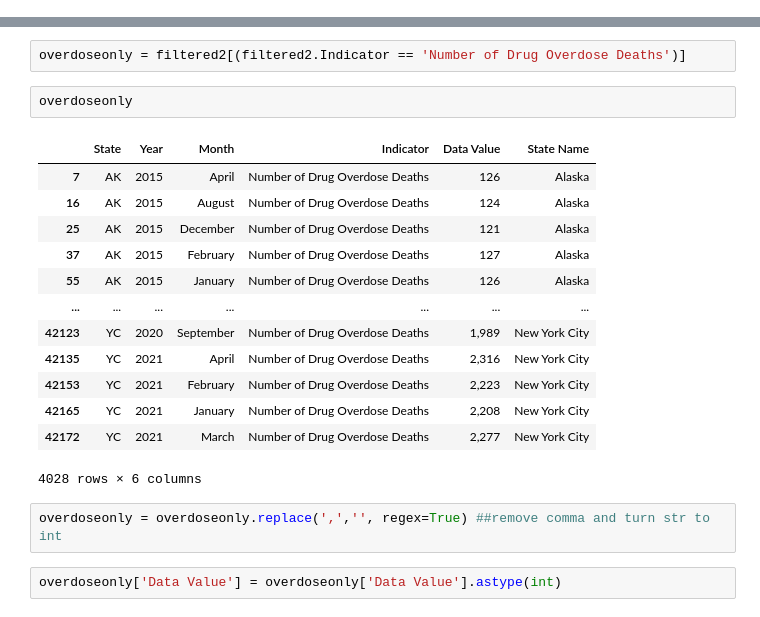
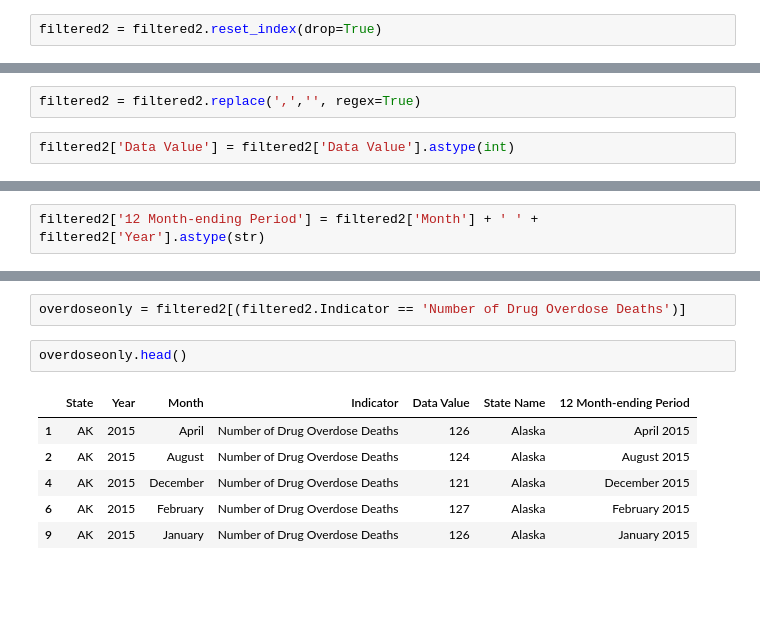
Before and after one commit to croethel/DataEngineering.Labs.AirflowProject, a Jupyter notebook: VSRR_notebook.ipynb, the cells around one changed output, grey strips where cells are left out. Saved outputs shown, nothing was run; the diff lists cells and outputs as text; blank space fills up the shorter version.

```diff
--- a/VSRR_notebook.ipynb
+++ b/VSRR_notebook.ipynb
@@ -48,3 +47,5 @@ filtered1
 # %%
 filtered2 = filtered1.drop(filtered1.columns[[3, 6, 7, 9, 10, 11]], axis=1)
+# %%
+filtered2 = filtered2.reset_index(drop=True)
 # %%
@@ -65,0 +60,4 @@ filtered2
+# %%
+filtered2 = filtered2.replace(',','', regex=True)
+# %%
+filtered2['Data Value'] = filtered2['Data Value'].astype(int)
@@ -65,0 +73,2 @@ filtered2
+# %%
+filtered2['12 Month-ending Period'] = filtered2['Month'] + ' ' + filtered2['Year'].astype(str)
@@ -94,22 +105,11 @@ filtered2015
 # %%
 overdoseonly = filtered2[(filtered2.Indicator == 'Number of Drug Overdose Deaths')]
 # %%
-overdoseonly
+overdoseonly.head()
 # %% [output]
-|  | State | Year | Month | Indicator | Data Value | State Name |
-| 7 | AK | 2015 | April | Number of Drug Overdose Deaths | 126 | Alaska |
-| 16 | AK | 2015 | August | Number of Drug Overdose Deaths | 124 | Alaska |
-| 25 | AK | 2015 | December | Number of Drug Overdose Deaths | 121 | Alaska |
-| 37 | AK | 2015 | February | Number of Drug Overdose Deaths | 127 | Alaska |
-| 55 | AK | 2015 | January | Number of Drug Overdose Deaths | 126 | Alaska |
-| ... | ... | ... | ... | ... | ... | ... |
-| 42123 | YC | 2020 | September | Number of Drug Overdose Deaths | 1,989 | New York City |
-| 42135 | YC | 2021 | April | Number of Drug Overdose Deaths | 2,316 | New York City |
-| 42153 | YC | 2021 | February | Number of Drug Overdose Deaths | 2,223 | New York City |
-| 42165 | YC | 2021 | January | Number of Drug Overdose Deaths | 2,208 | New York City |
-| 42172 | YC | 2021 | March | Number of Drug Overdose Deaths | 2,277 | New York City |
+|  | State | Year | Month | Indicator | Data Value | State Name | 12 Month-ending Period |
+| 1 | AK | 2015 | April | Number of Drug Overdose Deaths | 126 | Alaska | April 2015 |
+| 2 | AK | 2015 | August | Number of Drug Overdose Deaths | 124 | Alaska | August 2015 |
+| 4 | AK | 2015 | December | Number of Drug Overdose Deaths | 121 | Alaska | December 2015 |
+| 6 | AK | 2015 | February | Number of Drug Overdose Deaths | 127 | Alaska | February 2015 |
+| 9 | AK | 2015 | January | Number of Drug Overdose Deaths | 126 | Alaska | January 2015 |
-4028 rows × 6 columns
-# %%
-overdoseonly = overdoseonly.replace(',','', regex=True) ##remove comma and turn str to int
-# %%
-overdoseonly['Data Value'] = overdoseonly['Data Value'].astype(int)
```
Also changed, not shown: parts of 19 cells of this notebook.
